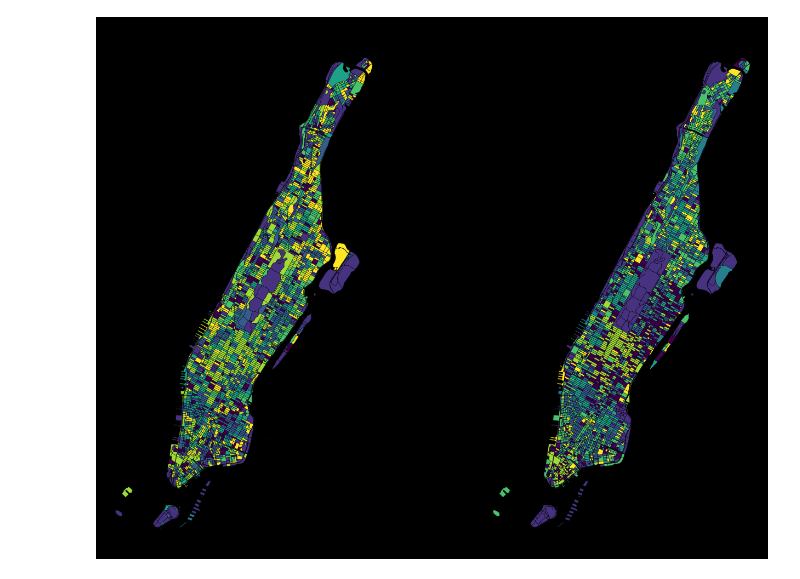
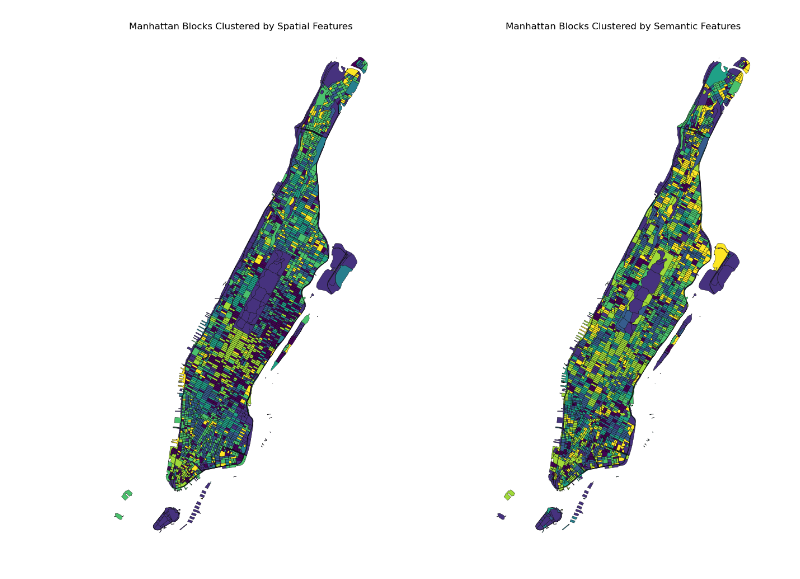
Before and after one commit to elliemadsen/nyc-semantic-model, a Jupyter notebook: scripts/map_embeddings.ipynb, the cells around one changed output. Saved outputs shown, nothing was run; the diff lists cells and outputs as text; code cells hidden in the pictures.

```diff
--- a/scripts/map_embeddings.ipynb
+++ b/scripts/map_embeddings.ipynb
@@ -147,45 +149,50 @@ mn_blocks_gdf["semantic_color"] = semantic_colors_rgb
 # %%
 # map semantic clusters and spatial clusters in side by side figures
 
+# Reproject to UTM zone 18N for better plotting aspect ratio
+mn_blocks_gdf_plot = mn_blocks_gdf.to_crs(epsg=26918)
+
 fig, axes = plt.subplots(1, 2, figsize=(15, 10))
 
+
+# Spatial clusters
+mn_blocks_gdf_plot.plot(
+    ax=axes[0],
+    column="spatial_cluster",
+    color=mn_blocks_gdf["spatial_color_rgba"],
+    edgecolor="black",
+    linewidth=0.3,
+    legend=True,
+)
+axes[0].set_title("Manhattan Blocks Clustered by Spatial Features")
+axes[0].set_aspect("equal")
+axes[0].axis("off")
+
+
 # Semantic clusters
-mn_blocks_gdf.plot(
-    ax=axes[0],
+mn_blocks_gdf_plot.plot(
+    ax=axes[1],
     column="semantic_cluster",
     # cmap=cm.viridis,
     color=mn_blocks_gdf["semantic_color_rgba"],
     edgecolor="black",
     linewidth=0.3,
     legend=False,
 )
-axes[0].set_title("Manhattan Blocks Clustered by Semantic Features")
-axes[0].set_aspect("equal")
-axes[0].axis("off")
-
-# Spatial clusters
-mn_blocks_gdf.plot(
-    ax=axes[1],
-    column="spatial_cluster",
-    color=mn_blocks_gdf["spatial_color_rgba"],
-    edgecolor="black",
-    linewidth=0.3,
-    legend=True,
-)
-axes[1].set_title("Manhattan Blocks Clustered by Spatial Features")
+axes[1].set_title("Manhattan Blocks Clustered by Semantic Features")
 axes[1].set_aspect("equal")
 axes[1].axis("off")
 
-fig.patch.set_facecolor("black")
+# fig.patch.set_facecolor("black")
 
 
 plt.tight_layout()
 plt.savefig(
-    "../viz/manhattan_clusters.png", facecolor="black", bbox_inches="tight", dpi=300
+    "../viz/manhattan_clusters.png", bbox_inches="tight", dpi=300
 )
 plt.show()
 # %% [output]
-[figure, old version]
+[figure, new version]
 # %%
 # Select relevant columns from pluto
 manhattan_pluto_gdf_simple = manhattan_pluto_gdf[["NumFloors", "geometry", "bctcb2020"]]
```
Also changed, not shown: parts of 7 cells of this notebook, 6 other files.
